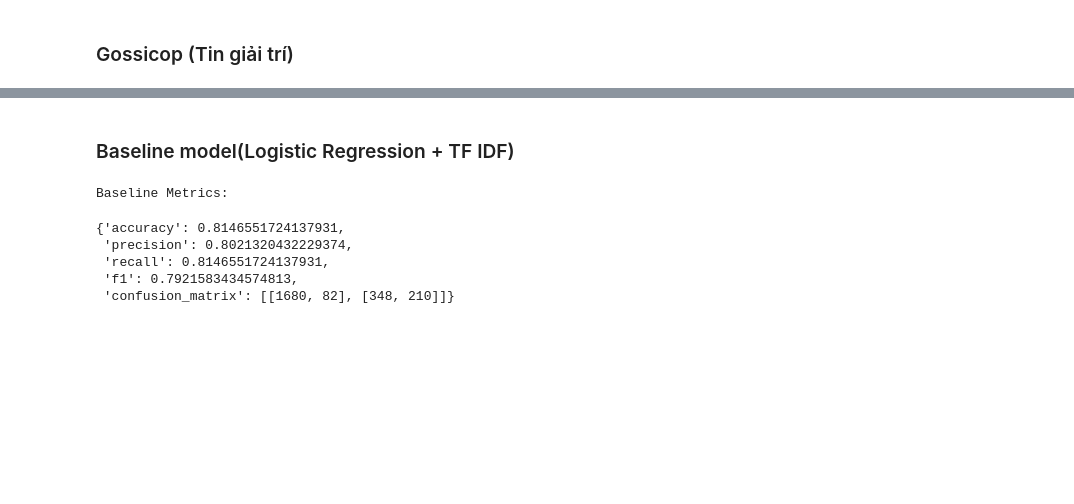
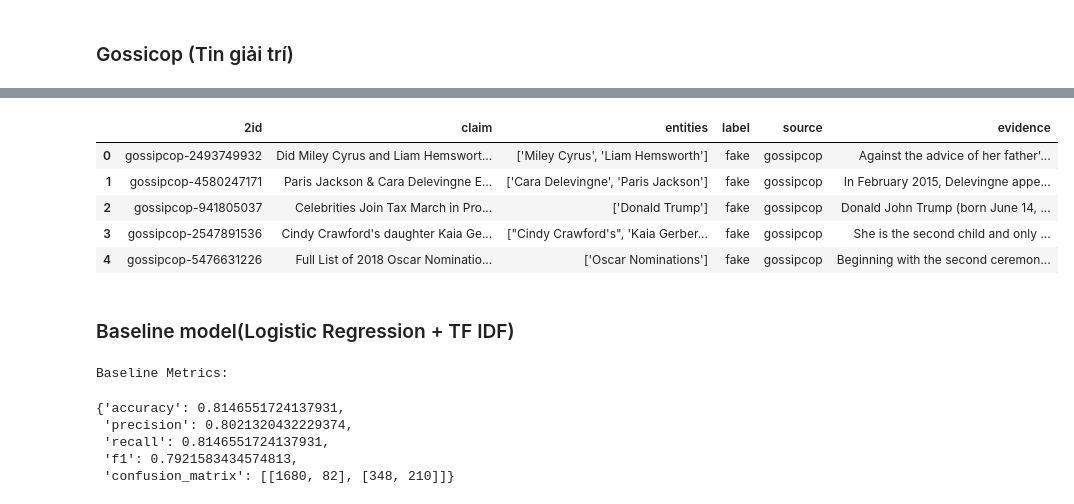
Before and after one commit to hanhut0710/fake_news_project, a Jupyter notebook: main.ipynb, the cells around one changed output, grey strips where cells are left out. Cells and saved outputs as stored; diff of their text form; code cells hidden in the pictures; blank space fills up the shorter version.

```diff
--- a/main.ipynb
+++ b/main.ipynb
@@ -29,3 +148,14 @@ KeyError: 'label'
+# %%
+df_evidence = pd.read_csv('data/processed/evidence_retrieved_live.csv')
+
+df_evidence.head(5)
+# %% [output]
+|  | 2id | claim | entities | label | source | evidence |
+| 0 | gossipcop-2493749932 | Did Miley Cyrus and Liam Hemswort... | ['Miley Cyrus', 'Liam Hemsworth'] | fake | gossipcop | Against the advice of her father'... |
+| 1 | gossipcop-4580247171 | Paris Jackson & Cara Delevingne E... | ['Cara Delevingne', 'Paris Jackson'] | fake | gossipcop | In February 2015, Delevingne appe... |
+| 2 | gossipcop-941805037 | Celebrities Join Tax March in Pro... | ['Donald Trump'] | fake | gossipcop | Donald John Trump (born June 14, ... |
+| 3 | gossipcop-2547891536 | Cindy Crawford's daughter Kaia Ge... | ["Cindy Crawford's", 'Kaia Gerber... | fake | gossipcop | She is the second child and only ... |
+| 4 | gossipcop-5476631226 | Full List of 2018 Oscar Nominatio... | ['Oscar Nominations'] | fake | gossipcop | Beginning with the second ceremon... |
 # %% [markdown]
 ### Baseline model(Logistic Regression + TF IDF)
 # %%
```
Also changed, not shown: parts of 13 cells of this notebook, 4 other files.
